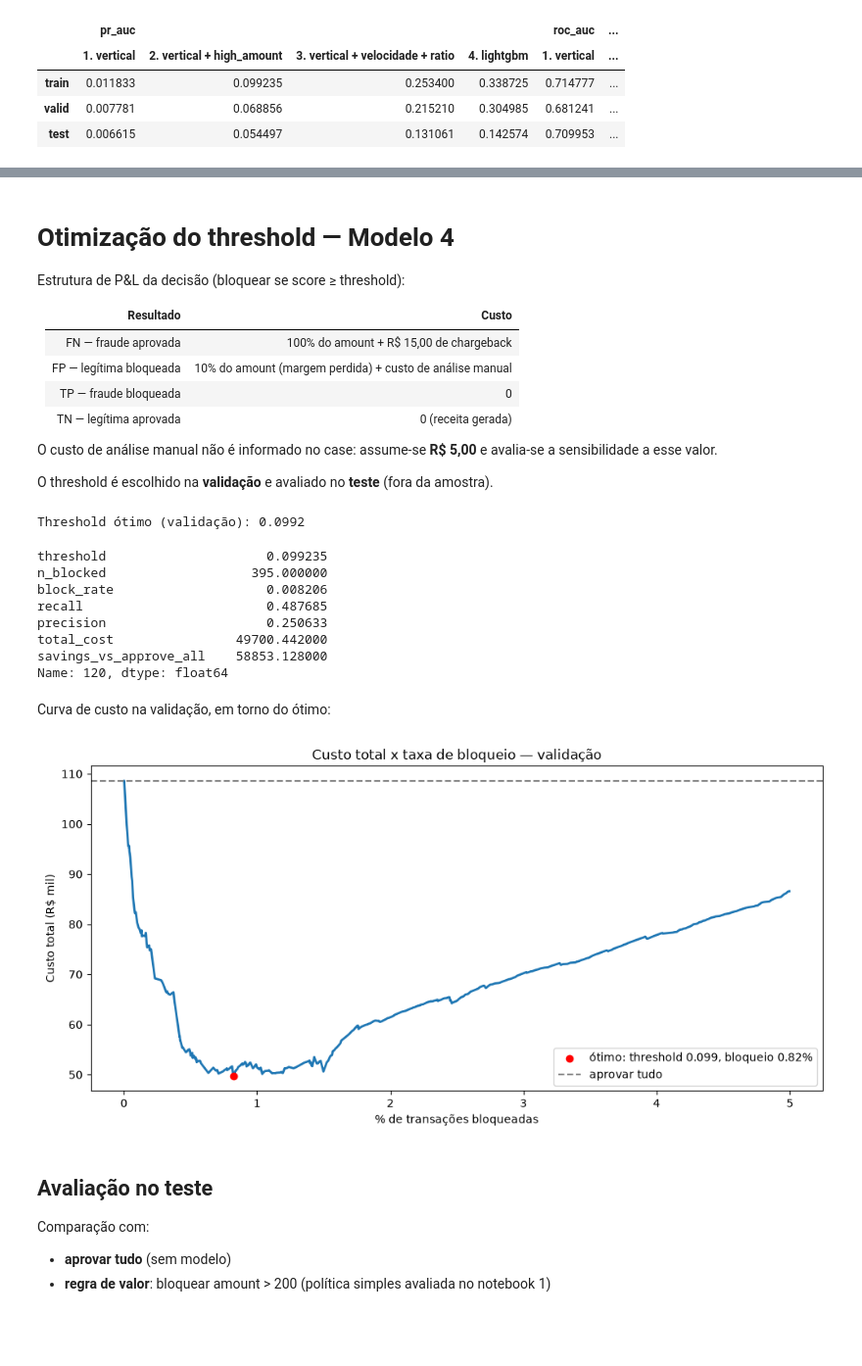
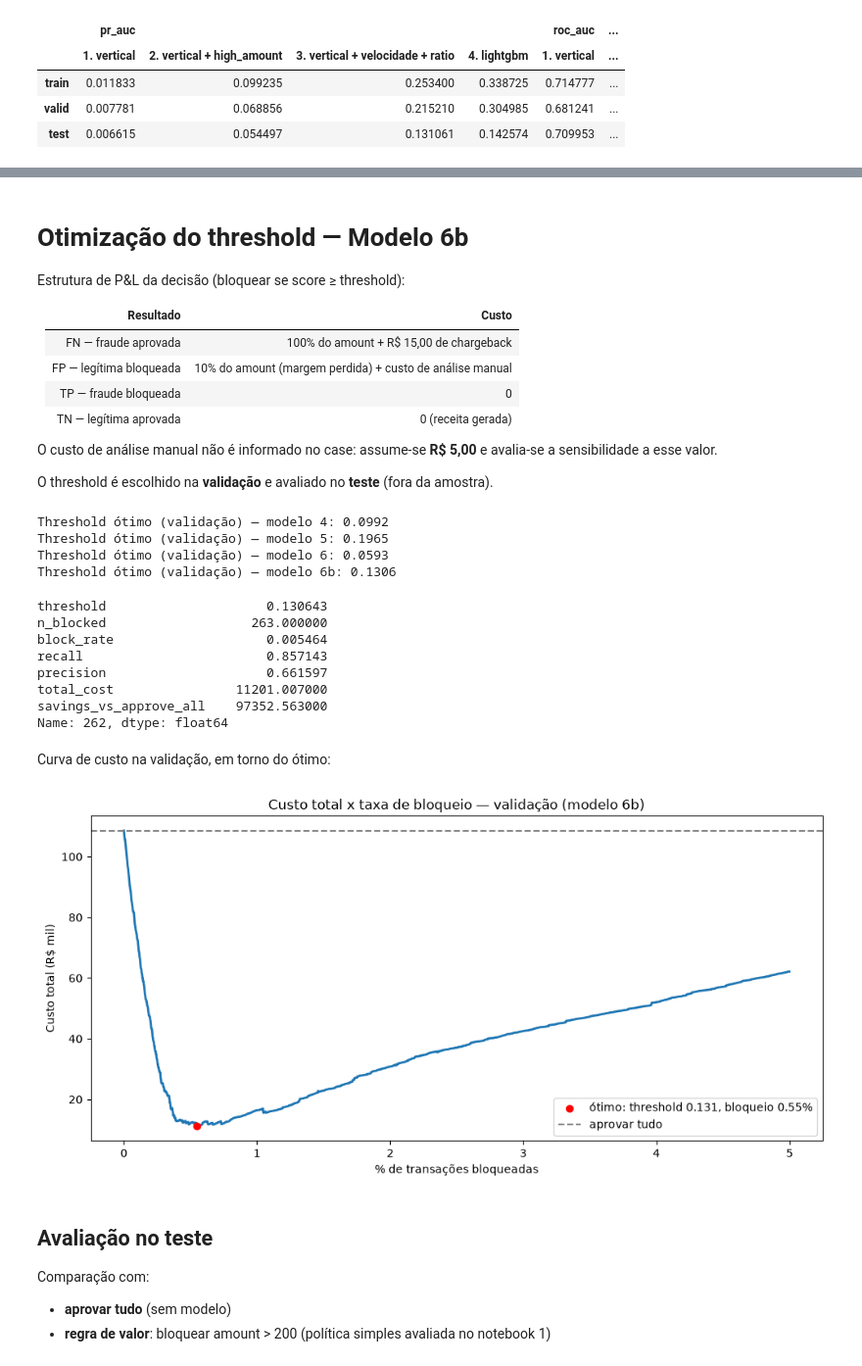
Before and after one commit to bmservilha/nuvemshop_case, a Jupyter notebook: notebooks/2_Modelagem.ipynb, the cells around one changed output, grey strips where cells are left out. Shown at 98% size. Drawn from its saved outputs; the diff is of its cells as text; code cells hidden in the pictures; blank space fills up the shorter version.

```diff
--- a/notebooks/2_Modelagem.ipynb
+++ b/notebooks/2_Modelagem.ipynb
@@ -394,0 +635,17 @@ pd.concat(
+# %%
+study = optuna.create_study(
+    directions=["maximize", "minimize"],
+    sampler=optuna.samplers.TPESampler(seed=42),
+)
+study.optimize(objective, n_trials=60)
+
+pareto = (
+    pd.DataFrame(
+        [{"trial": t.number, "valid_pr_auc": t.values[0], "total_leaves": t.values[1],
+          "best_iteration": t.user_attrs["best_iteration"], **t.params}
+         for t in study.best_trials]
+    )
+    .sort_values("total_leaves")
+    .reset_index(drop=True)
+)
+pareto
@@ -395,5 +732,5 @@ pd.concat(
 # %% [markdown]
-# Otimização do threshold — Modelo 4
+# Otimização do threshold — Modelo 6b
 
 Estrutura de P&L da decisão (bloquear se score ≥ threshold):
 
@@ -412,44 +749,69 @@ from utils.pnl import decision_pnl, optimal_threshold, threshold_cost_curve
 
 pnl_params = {"chargeback_fee": 15.0, "margin": 0.10, "review_cost": 5.0}
 
+# Modelos 4, 5 e 6: thresholds anteriores, mantidos como referência
 score_valid_4 = model_4.predict_proba(X_valid_4)[:, 1]
 score_test_4 = model_4.predict_proba(X_test_4)[:, 1]
+best_threshold_4 = optimal_threshold(
+    threshold_cost_curve(valid[target], score_valid_4, valid["amount"], **pnl_params)
+)
 
-curve_valid = threshold_cost_curve(valid[target], score_valid_4, valid["amount"], **pnl_params)
+score_valid_5 = model_5.predict_proba(X_valid_5)[:, 1]
+score_test_5 = model_5.predict_proba(X_test_5)[:, 1]
+best_threshold_5 = optimal_threshold(
+    threshold_cost_curve(valid[target], score_valid_5, valid["amount"], **pnl_params)
+)
+
+score_valid_6 = model_6.predict_proba(X_valid_6)[:, 1]
+score_test_6 = model_6.predict_proba(X_test_6)[:, 1]
+best_threshold_6 = optimal_threshold(
+    threshold_cost_curve(valid[target], score_valid_6, valid["amount"], **pnl_params)
+)
+
+score_valid_6b = model_6b.predict_proba(X_valid_6)[:, 1]
+score_test_6b = model_6b.predict_proba(X_test_6)[:, 1]
+
+curve_valid = threshold_cost_curve(valid[target], score_valid_6b, valid["amount"], **pnl_params)
 best_threshold = optimal_threshold(curve_valid)
 
-print(f"Threshold ótimo (validação): {best_threshold:.4f}")
+print(f"Threshold ótimo (validação) — modelo 4: {best_threshold_4:.4f}")
+print(f"Threshold ótimo (validação) — modelo 5: {best_threshold_5:.4f}")
+print(f"Threshold ótimo (validação) — modelo 6: {best_threshold_6:.4f}")
+print(f"Threshold ótimo (validação) — modelo 6b: {best_threshold:.4f}")
 curve_valid.loc[curve_valid["total_cost"].idxmin()]
 # %% [output]
-Threshold ótimo (validação): 0.0992
+Threshold ótimo (validação) — modelo 4: 0.0992
+Threshold ótimo (validação) — modelo 5: 0.1965
+Threshold ótimo (validação) — modelo 6: 0.0593
+Threshold ótimo (validação) — modelo 6b: 0.1306
-threshold                     0.099235
-n_blocked                   395.000000
-block_rate                    0.008206
-recall                        0.487685
-precision                     0.250633
-total_cost                49700.442000
-savings_vs_approve_all    58853.128000
-Name: 120, dtype: float64
+threshold                     0.130643
+n_blocked                   263.000000
+block_rate                    0.005464
+recall                        0.857143
+precision                     0.661597
+total_cost                11201.007000
+savings_vs_approve_all    97352.563000
+Name: 262, dtype: float64
 # %% [markdown]
 Curva de custo na validação, em torno do ótimo:
 # %%
 import matplotlib.pyplot as plt
 
 fig, ax = plt.subplots(figsize=(10, 5))
 plot_curve = curve_valid[curve_valid["block_rate"] <= 0.05]
 ax.plot(plot_curve["block_rate"] * 100, plot_curve["total_cost"] / 1e3, linewidth=2)
 best_row = curve_valid.loc[curve_valid["total_cost"].idxmin()]
 ax.scatter(best_row["block_rate"] * 100, best_row["total_cost"] / 1e3, color="red", zorder=3,
            label=f"ótimo: threshold {best_threshold:.3f}, bloqueio {best_row['block_rate']:.2%}")
 ax.axhline(curve_valid["total_cost"].iloc[0] / 1e3, color="gray", linestyle="--", label="aprovar tudo")
 ax.set_xlabel("% de transações bloqueadas")
 ax.set_ylabel("Custo total (R$ mil)")
-ax.set_title("Custo total x taxa de bloqueio — validação")
+ax.set_title("Custo total x taxa de bloqueio — validação (modelo 6b)")
 ax.legend()
 plt.tight_layout()
 plt.show()
 # %% [output]
-[figure, old version]
+[figure, new version]
 # %% [markdown]
 ## Avaliação no teste
 
```
Also changed, not shown: parts of 28 cells of this notebook, 2 other files.
